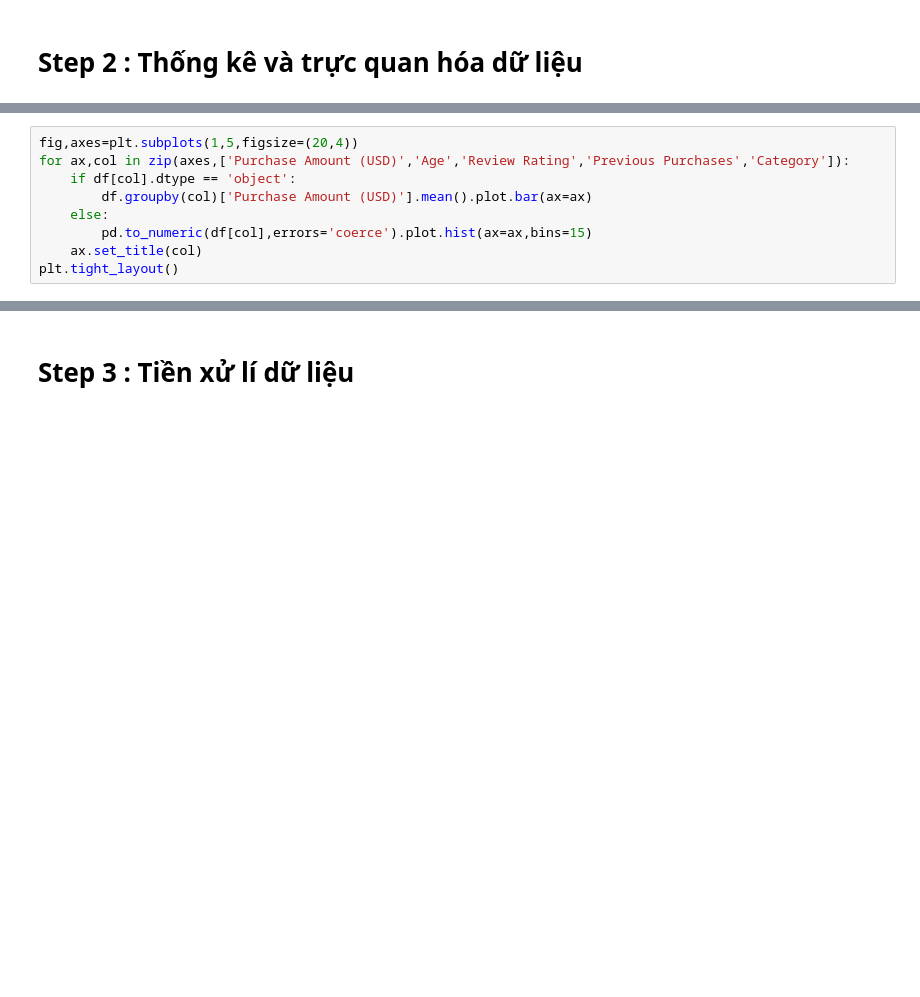
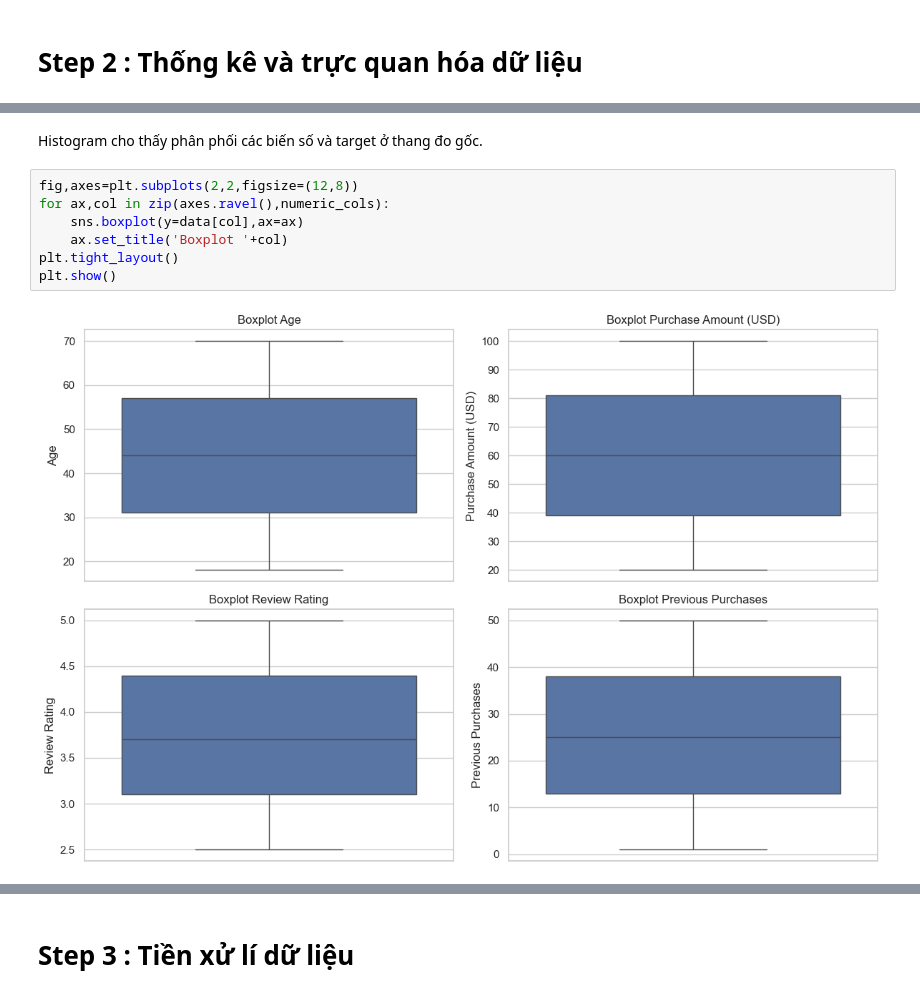
Before and after one commit to PhanThienLoc/ML_Lab_N6, a Jupyter notebook: lab2.ipynb, the cells around one changed output, grey strips where cells are left out. Saved outputs shown, nothing was run; the diff lists cells and outputs as text; blank space fills up the shorter version.

```diff
--- a/lab2.ipynb
+++ b/lab2.ipynb
@@ -15,9 +50,0 @@ df.describe(include='all').T
-# %%
-fig,axes=plt.subplots(1,5,figsize=(20,4))
-for ax,col in zip(axes,['Purchase Amount (USD)','Age','Review Rating','Previous Purchases','Category']):
-    if df[col].dtype == 'object':
-        df.groupby(col)['Purchase Amount (USD)'].mean().plot.bar(ax=ax)
-    else:
-        pd.to_numeric(df[col],errors='coerce').plot.hist(ax=ax,bins=15)
-    ax.set_title(col)
-plt.tight_layout()
@@ -26,0 +114,11 @@ Dữ liệu không có mốc thời gian; mỗi dòng là một giao dịch.
+# %% [markdown]
+Histogram cho thấy phân phối các biến số và target ở thang đo gốc.
+# %%
+fig,axes=plt.subplots(2,2,figsize=(12,8))
+for ax,col in zip(axes.ravel(),numeric_cols):
+    sns.boxplot(y=data[col],ax=ax)
+    ax.set_title('Boxplot '+col)
+plt.tight_layout()
+plt.show()
+# %% [output]
+[figure, added]
```
Also changed, not shown: parts of 29 cells of this notebook, 16 other files.
